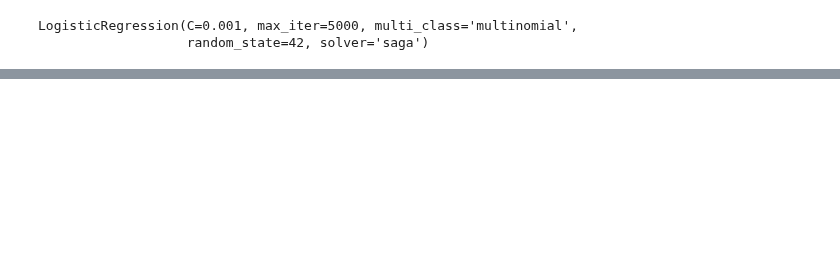
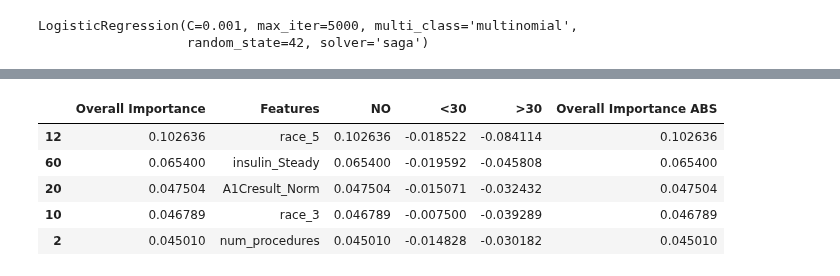
Before and after one commit to scottdyl/qtw, a Jupyter notebook: case study 2/Dylan/CaseStudy2_D.ipynb, the cells around one changed output, grey strips where cells are left out. Cells and saved outputs as stored; diff of their text form; code cells hidden in the pictures; blank space fills up the shorter version.

```diff
--- a/case study 2/Dylan/CaseStudy2_D.ipynb
+++ b/case study 2/Dylan/CaseStudy2_D.ipynb
@@ -345,0 +319,30 @@ feature_importances
+# %%
+
+numeric_features_new = ['time_in_hospital', 'num_lab_procedures', 'num_procedures',
+                    'num_medications','number_outpatient','number_emergency',
+                    'number_inpatient','number_diagnoses']
+
+X_columns = final_df.drop("readmitted", axis = 1).copy()
+X_columns = pipeline.fit(X_columns)
+X_columns.named_steps["preprocessor"].transformers_[1][1].named_steps["onehot"]
+column_name = X_columns.named_steps['preprocessor'].transformers_[1][1]\
+   .named_steps['onehot'].get_feature_names_out(categorical_features)
+
+column_name = list(column_name)
+column_name[:0] = numeric_features_new
+coefficients = pd.concat([pd.DataFrame(column_name),pd.DataFrame(np.transpose(lr_best_est.coef_),columns = ['NO','<30','>30'])], axis = 1)
+coefficients = coefficients.rename(columns={0:'Features'})
+#coefficients.head(10)
+# %%
+coefficients = feature_importances.join(coefficients)
+coefficients = coefficients.rename(columns={"importance":'Overall Importance'})
+coefficients['Overall Importance ABS'] = coefficients['Overall Importance'].abs()
+# %%
+coefficients.head(5)
+# %% [output]
+|  | Overall Importance | Features | NO | <30 | >30 | Overall Importance ABS |
+| 12 | 0.102636 | race_5 | 0.102636 | -0.018522 | -0.084114 | 0.102636 |
+| 60 | 0.065400 | insulin_Steady | 0.065400 | -0.019592 | -0.045808 | 0.065400 |
+| 20 | 0.047504 | A1Cresult_Norm | 0.047504 | -0.015071 | -0.032432 | 0.047504 |
+| 10 | 0.046789 | race_3 | 0.046789 | -0.007500 | -0.039289 | 0.046789 |
+| 2 | 0.045010 | num_procedures | 0.045010 | -0.014828 | -0.030182 | 0.045010 |
```
Also changed, not shown: parts of 13 cells of this notebook, 2 other files.
